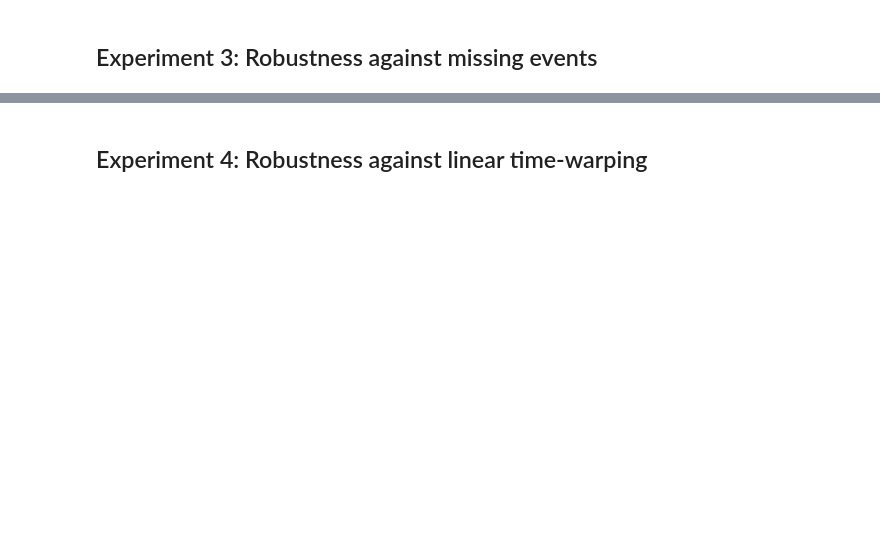
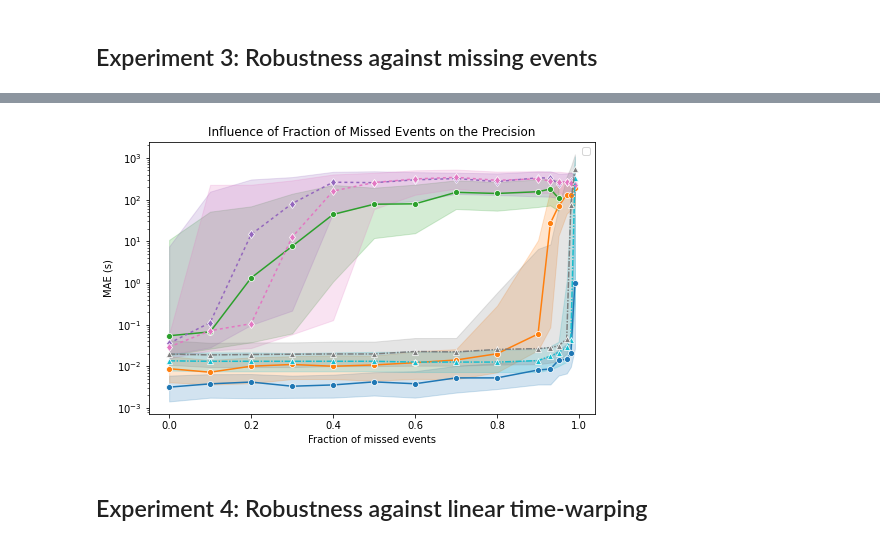
Before and after one commit to iot-salzburg/nearest-advocate, a Jupyter notebook: experiments/method_comparision_semisimulated.ipynb, the cells around one changed output, grey strips where cells are left out. Cells and saved outputs as stored; diff of their text form; code cells hidden in the pictures; blank space fills up the shorter version.

```diff
--- a/experiments/method_comparision_semisimulated.ipynb
+++ b/experiments/method_comparision_semisimulated.ipynb
@@ -1115,8 +955,8 @@ plt.show()
 
 Fixate other settings
 # %%
-SIGMAS = [0, 0.01, 0.02, 0.05, 0.1, 0.2, 0.3, 0.4, 0.5]
-METHODS = ['NAd-dense', 'NAd-sparse10', 'NAd-sparse100', 'PCC-FFT', 'PCC-FFT-smooth', 'KCC-1', 'DTW']  # TODO: add method specifics
+SIGMAS = [0, 0.01, 0.02, 0.05, 0.07, 0.1, 0.15, 0.2, 0.25, 0.3, 0.35, 0.4, 0.45, 0.5]
+METHODS = ['NAd-dense', 'NAd-sparse10', 'NAd-sparse100', 'PCC-FFT', 'PCC-FFT-smooth', 'KCC-0.5', 'KCC-1', 'DTW']  # TODO: add method specifics
 
 # OFFSET = np.pi  # this is randomly sampled now
 SUBSELECT_LENGTH = 1000
@@ -1186,9 +1026,11 @@ def evaluate_sigma(sigma):
         time_shift, metric, time_delays = pearson_cc(arr_ref, arr_sig, mode=PCC_MODE, method="fft", smooth_outliers=True)
         df_precision.loc[idx, "PCC-FFT-smooth"] = np.abs(time_shift-offset)
 
-        # KCC
-        time_delays = kernel_cc(arr_ref, arr_sig, method="fft", kernel_width=1.0)
-        time_shift, metric = time_delays[np.argmax(time_delays[:,1])]
+        # KCC-0.5
+        time_shift, metric, time_delays =  kernel_cc(arr_ref, arr_sig, method="fft", kernel_width=0.5)
+        df_precision.loc[idx, "KCC-0.5"] = np.abs(time_shift-offset)
+        # KCC-1
+        time_shift, metric, time_delays =  kernel_cc(arr_ref, arr_sig, method="fft", kernel_width=1.0)
         df_precision.loc[idx, "KCC-1"] = np.abs(time_shift-offset)
 
         # DTW (with multiple settings?) TODO
@@ -1225,8 +1076,8 @@ plt.show()
 # %% [markdown]
 ## Experiment 3: Robustness against missing events
 # %%
-FRACTIONS = [0.02, 0.05, 0.1, 0.2, 0.3, 0.4, 0.5, 0.6, 0.7, 0.8, 0.9, 1.0]
-METHODS = ['NAd-dense', 'NAd-sparse10', 'NAd-sparse100', 'PCC-FFT', 'PCC-FFT-smooth', 'KCC-1', 'DTW']  # TODO: add method specifics
+FRACTIONS = [0.01, 0.02, 0.03, 0.05, 0.07, 0.1, 0.2, 0.3, 0.4, 0.5, 0.6, 0.7, 0.8, 0.9, 1.0]
+METHODS = ['NAd-dense', 'NAd-sparse10', 'NAd-sparse100', 'PCC-FFT', 'PCC-FFT-smooth', 'KCC-0.5', 'KCC-1', 'DTW']  # TODO: add method specifics
 
 # OFFSET = np.pi  # this is randomly sampled now
 SUBSELECT_LENGTH = 1000
@@ -1306,13 +1157,12 @@ def evaluate_fraction(fraction):
         except:
             pass
 
-        # KCC
-        try:
-            time_delays = kernel_cc(arr_ref, arr_sig, method="fft", kernel_width=1.0)
-            time_shift, metric = time_delays[np.argmax(time_delays[:,1])]
-            df_precision.loc[idx, "KCC-1"] = np.abs(time_shift-offset)
-        except:
-            pass
+        # KCC-0.5
+        time_shift, metric, time_delays = kernel_cc(arr_ref, arr_sig, method="fft", kernel_width=0.5)
+        df_precision.loc[idx, "KCC-0.5"] = np.abs(time_shift-offset)
+        # KCC-1
+        time_shift, metric, time_delays = kernel_cc(arr_ref, arr_sig, method="fft", kernel_width=1.0)
+        df_precision.loc[idx, "KCC-1"] = np.abs(time_shift-offset)
 
         # DTW (with multiple settings?) TODO
     return df_precision
@@ -1326,25 +1183,28 @@ df_precision.head(5)
 # %%
 fig, axes = plt.subplots(1,1, figsize=(8, 5))
 
 # melt the DataFrame
 df_precision_melted = pd.melt(df_precision, id_vars="fraction", var_name="Method",
                               value_vars=METHODS, value_name="precision")
+df_precision_melted["fraction"] = 1.0 - df_precision_melted["fraction"]
 precision_plot = sns.lineplot(data=df_precision_melted,
                               x="fraction", y="precision",
                               hue="Method", style="Method",
                               markers={m: colorscheme[m]["p"] for m in METHODS},
                               dashes={m: colorscheme[m]["l"] for m in METHODS},
                               palette={m: colorscheme[m]["c"] for m in METHODS},
                               estimator=np.median, errorbar=lambda x: (np.quantile(x, 0.25), np.quantile(x, 0.75)))
-plt.title("Influence of Fraction of Retained Events on the Precision")
-plt.xlabel("Fraction of events retained")
+plt.title("Influence of Fraction of Missed Events on the Precision")
+plt.xlabel("Fraction of missed events")
 plt.ylabel("MAE (s)")
 # plt.ylim((0.02, 50))
 precision_plot.set(yscale='log')
 # precision_plot.set(xscale='log')
 plt.savefig("fig/semisimulated_precision_retention.png")
 plt.legend("")
 plt.show()
+# %% [output]
+[figure, added]
 # %% [markdown]
 ## Experiment 4: Robustness against linear time-warping
 # %%
```
Also changed, not shown: parts of 44 cells of this notebook.
